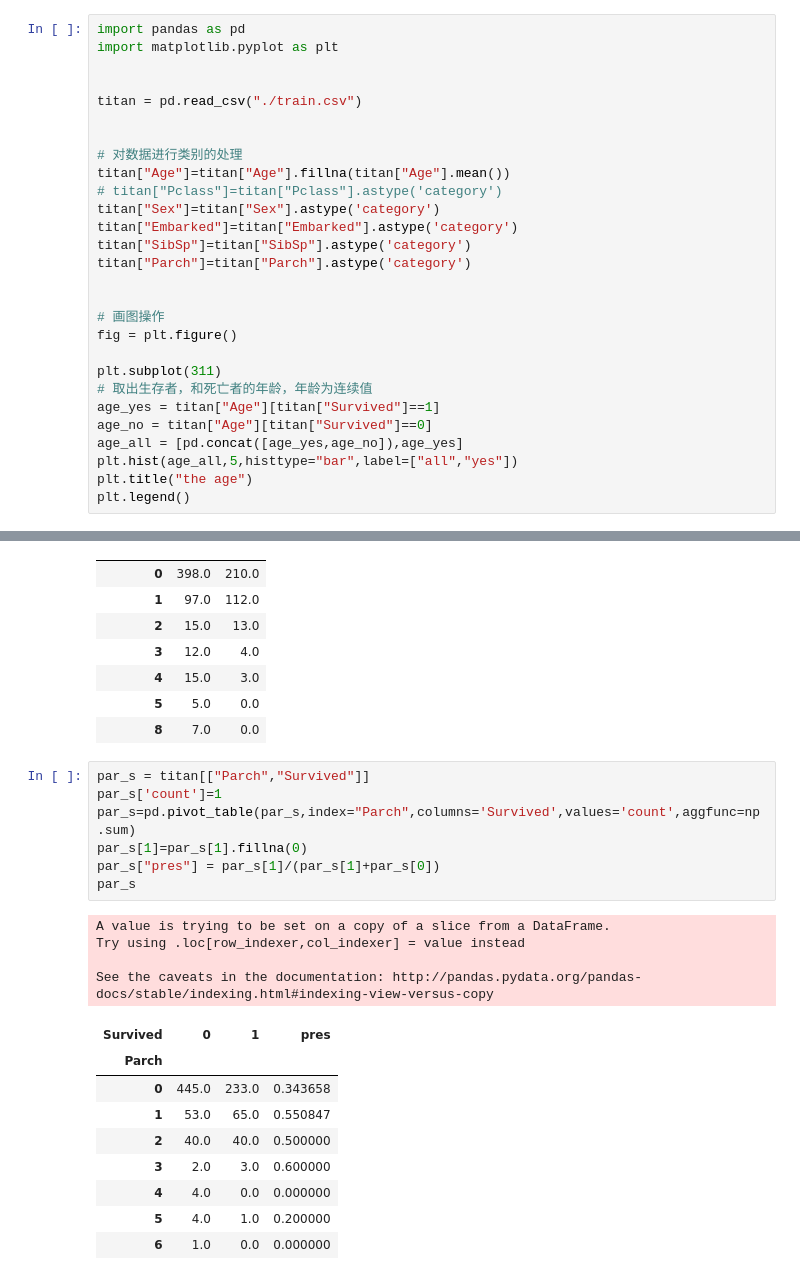
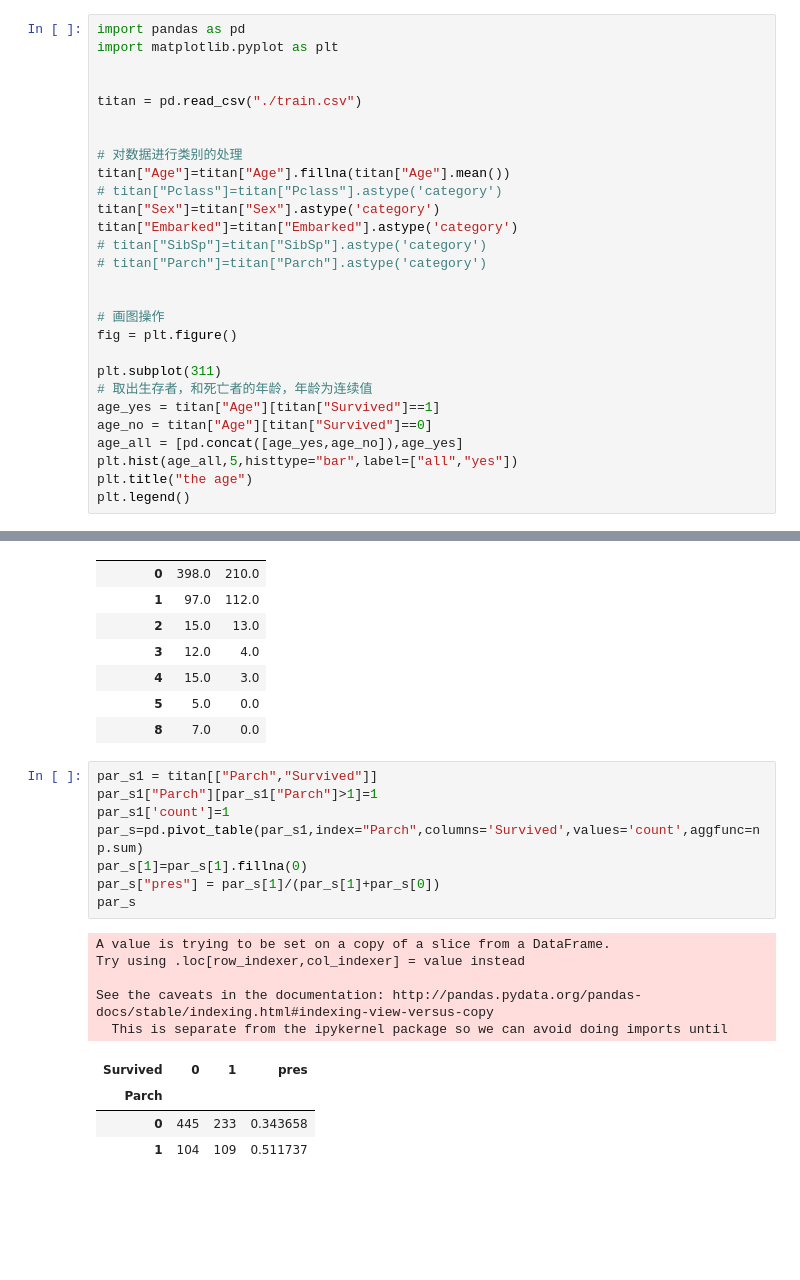
Before and after one commit to sunzhicheng369/titan, a Jupyter notebook: titan.ipynb, the cells around one changed output, grey strips where cells are left out. Cells and saved outputs as stored; diff of their text form; blank space fills up the shorter version.

```diff
--- a/titan.ipynb
+++ b/titan.ipynb
@@ -62,8 +96,8 @@ titan["Age"]=titan["Age"].fillna(titan["Age"].mean())
 # titan["Pclass"]=titan["Pclass"].astype('category')
 titan["Sex"]=titan["Sex"].astype('category')
 titan["Embarked"]=titan["Embarked"].astype('category')
-titan["SibSp"]=titan["SibSp"].astype('category')
-titan["Parch"]=titan["Parch"].astype('category')
+# titan["SibSp"]=titan["SibSp"].astype('category')
+# titan["Parch"]=titan["Parch"].astype('category')
 
 
 # 画图操作
@@ -222,23 +259,20 @@ sibsp_s
 | 5 | 5.0 | 0.0 |
 | 8 | 7.0 | 0.0 |
 # %%
-par_s = titan[["Parch","Survived"]]
-par_s['count']=1
-par_s=pd.pivot_table(par_s,index="Parch",columns='Survived',values='count',aggfunc=np.sum)
+par_s1 = titan[["Parch","Survived"]]
+par_s1["Parch"][par_s1["Parch"]>1]=1
+par_s1['count']=1
+par_s=pd.pivot_table(par_s1,index="Parch",columns='Survived',values='count',aggfunc=np.sum)
 par_s[1]=par_s[1].fillna(0)
 par_s["pres"] = par_s[1]/(par_s[1]+par_s[0])
 par_s
 # %% [output]
 A value is trying to be set on a copy of a slice from a DataFrame.
 Try using .loc[row_indexer,col_indexer] = value instead
 
 See the caveats in the documentation: http://pandas.pydata.org/pandas-docs/stable/indexing.html#indexing-view-versus-copy
+  This is separate from the ipykernel package so we can avoid doing imports until
 | Survived | 0 | 1 | pres |
 | Parch |  |  |  |
-| 0 | 445.0 | 233.0 | 0.343658 |
-| 1 | 53.0 | 65.0 | 0.550847 |
-| 2 | 40.0 | 40.0 | 0.500000 |
-| 3 | 2.0 | 3.0 | 0.600000 |
-| 4 | 4.0 | 0.0 | 0.000000 |
-| 5 | 4.0 | 1.0 | 0.200000 |
-| 6 | 1.0 | 0.0 | 0.000000 |
+| 0 | 445 | 233 | 0.343658 |
+| 1 | 104 | 109 | 0.511737 |
```
Also changed, not shown: parts of 23 cells of this notebook, 1 other file.
